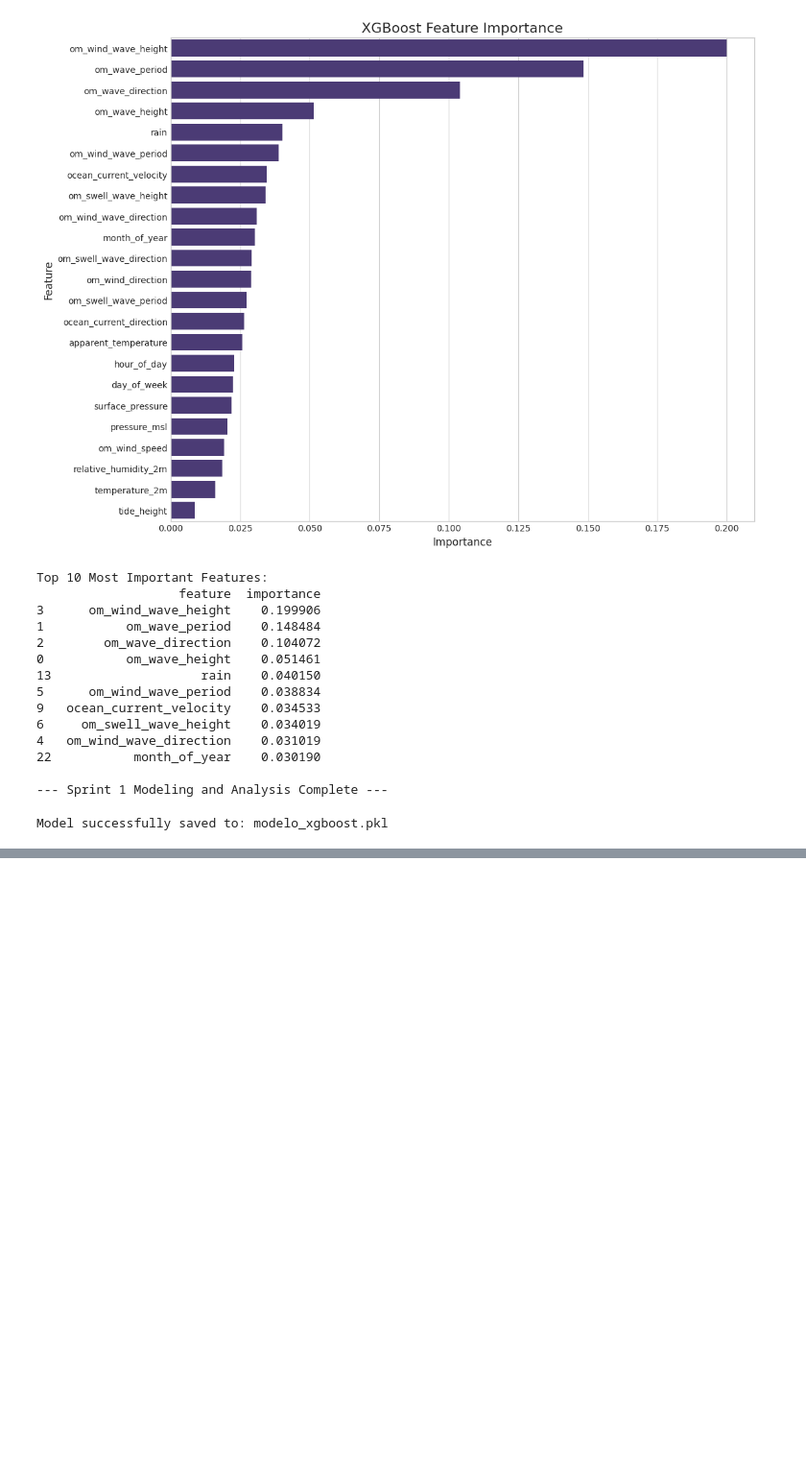
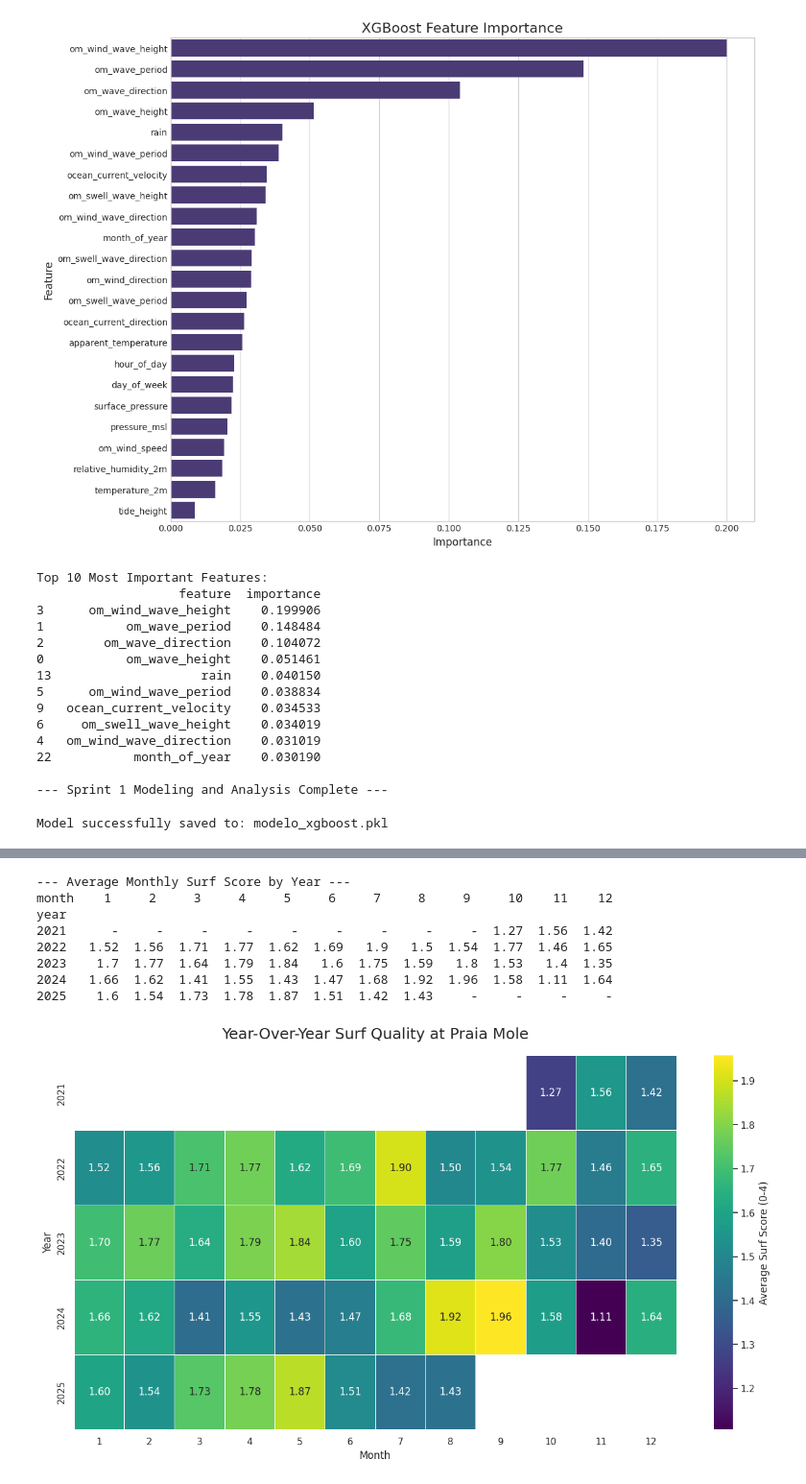
Before and after one commit to becolabs/SurfCast, a Jupyter notebook: 01_feature_exploration.ipynb, the cells around one changed output, grey strips where cells are left out. Shown at 96% size. Saved outputs shown, nothing was run; the diff lists cells and outputs as text; code cells hidden in the pictures; blank space fills up the shorter version.

```diff
--- a/01_feature_exploration.ipynb
+++ b/01_feature_exploration.ipynb
@@ -2184,0 +2953,42 @@ Model successfully saved to: modelo_xgboost.pkl
+# %%
+# --- Step 1: Group data by year and month to get the average score ---
+# We create a multi-indexed series with year and month as levels.
+yearly_comparison = df_surf_hours.groupby(['year', 'month'])['surf_score'].mean()
+
+# --- Step 2: Pivot the data for the heatmap ---
+# We .unstack() the 'month' level to turn it into columns.
+# This creates a DataFrame where rows are years and columns are months.
+yearly_pivot = yearly_comparison.unstack(level='month')
+
+print("--- Average Monthly Surf Score by Year ---")
+print(yearly_pivot.round(2).fillna('-')) # Fill NaN with '-' for clarity
+
+
+# --- Step 3: Visualize as a heatmap ---
+plt.figure(figsize=(16, 8))
+sns.set_theme(style="white")
+
+# Create the heatmap
+sns.heatmap(
+    yearly_pivot,
+    annot=True,          # Show the numerical values in each cell
+    fmt=".2f",           # Format numbers to two decimal places
+    cmap='viridis',      # A color map where higher values are brighter
+    linewidths=.5,       # Add thin lines between cells
+    cbar_kws={'label': 'Average Surf Score (0-4)'} # Label for the color bar
+)
+
+plt.title('Year-Over-Year Surf Quality at Praia Mole', fontsize=18, pad=20)
+plt.xlabel('Month', fontsize=12)
+plt.ylabel('Year', fontsize=12)
+plt.show()
+# %% [output]
+--- Average Monthly Surf Score by Year ---
+month    1     2     3     4     5     6     7     8     9     10    11    12
+year
+2021      -     -     -     -     -     -     -     -     -  1.27  1.56  1.42
+2022   1.52  1.56  1.71  1.77  1.62  1.69   1.9   1.5  1.54  1.77  1.46  1.65
+2023    1.7  1.77  1.64  1.79  1.84   1.6  1.75  1.59   1.8  1.53   1.4  1.35
+2024   1.66  1.62  1.41  1.55  1.43  1.47  1.68  1.92  1.96  1.58  1.11  1.64
+2025    1.6  1.54  1.73  1.78  1.87  1.51  1.42  1.43     -     -     -     -
+[figure, added]
```
Also changed, not shown: parts of 25 cells of this notebook, 3 other files.
